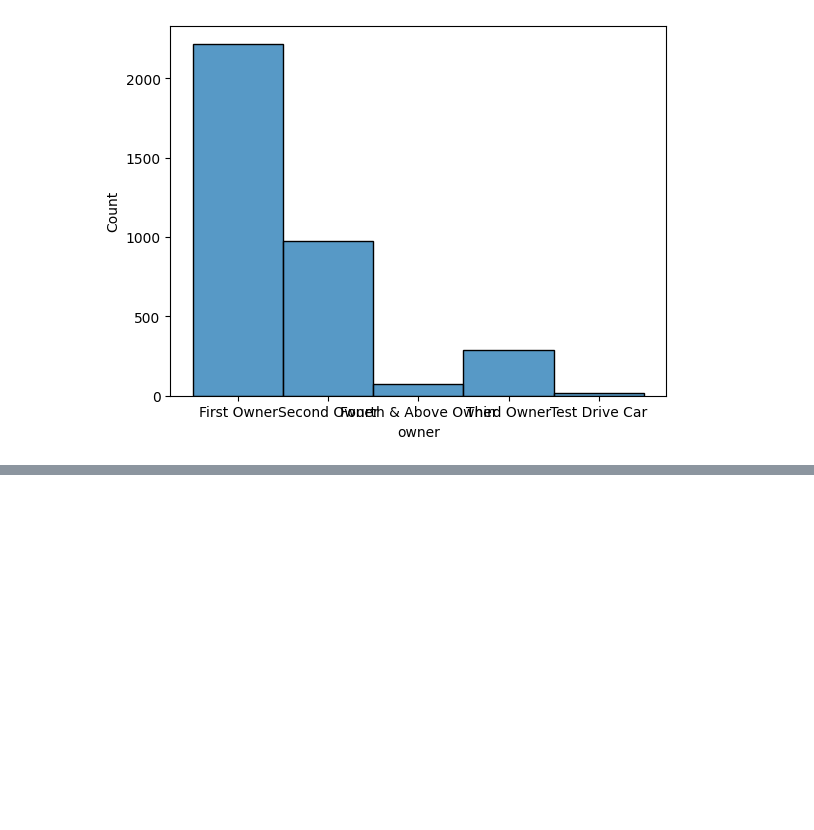
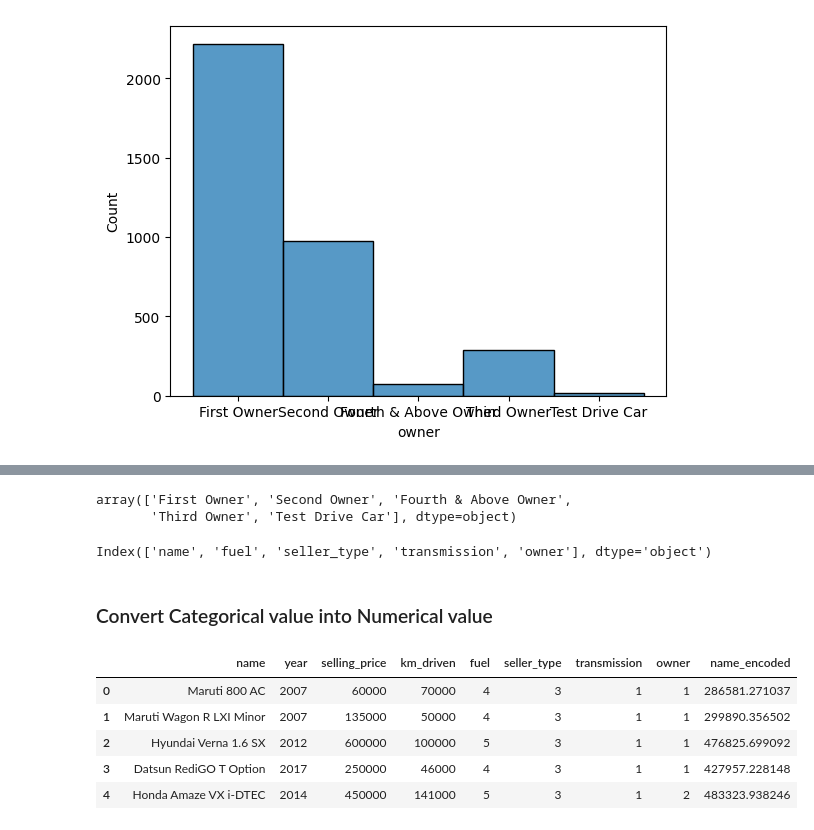
Before and after one commit to mrrushikeshdaund/Old-Car-Price-Prediction, a Jupyter notebook: notebooks/EDA.ipynb, the cells around one changed output, grey strips where cells are left out. Cells and saved outputs as stored; diff of their text form; code cells hidden in the pictures; blank space fills up the shorter version.

```diff
--- a/notebooks/EDA.ipynb
+++ b/notebooks/EDA.ipynb
@@ -212,0 +227,2 @@ for i in categorical_columns:
+# %%
+seller_type_map = {"Individual":3,"Dealer":2,"Trustmark Dealer":1}
@@ -212,0 +233,29 @@ for i in categorical_columns:
+# %%
+transmission_map = {"Manual":1,"Automatic":2}
+# %%
+df['owner'].unique()
+# %% [output]
+array(['First Owner', 'Second Owner', 'Fourth & Above Owner',
+       'Third Owner', 'Test Drive Car'], dtype=object)
+# %%
+owner_map = {"First Owner":1,"Second Owner":2,"Fourth & Above Owner":4,"Third Owner":3,"Test Drive Car":5}
+# %%
+categorical_columns
+# %% [output]
+Index(['name', 'fuel', 'seller_type', 'transmission', 'owner'], dtype='object')
+# %% [markdown]
+### Convert Categorical value into Numerical value
+# %%
+df['fuel'] = df['fuel'].map(fuel_map)
+df['seller_type'] = df['seller_type'].map(seller_type_map)
+df['transmission'] = df['transmission'].map(transmission_map)
+df['owner'] = df['owner'].map(owner_map)
+# %%
+df.head()
+# %% [output]
+|  | name | year | selling_price | km_driven | fuel | seller_type | transmission | owner | name_encoded |
+| 0 | Maruti 800 AC | 2007 | 60000 | 70000 | 4 | 3 | 1 | 1 | 286581.271037 |
+| 1 | Maruti Wagon R LXI Minor | 2007 | 135000 | 50000 | 4 | 3 | 1 | 1 | 299890.356502 |
+| 2 | Hyundai Verna 1.6 SX | 2012 | 600000 | 100000 | 5 | 3 | 1 | 1 | 476825.699092 |
+| 3 | Datsun RediGO T Option | 2017 | 250000 | 46000 | 4 | 3 | 1 | 1 | 427957.228148 |
+| 4 | Honda Amaze VX i-DTEC | 2014 | 450000 | 141000 | 5 | 3 | 1 | 2 | 483323.938246 |
```
Also changed, not shown: parts of 8 cells of this notebook.
